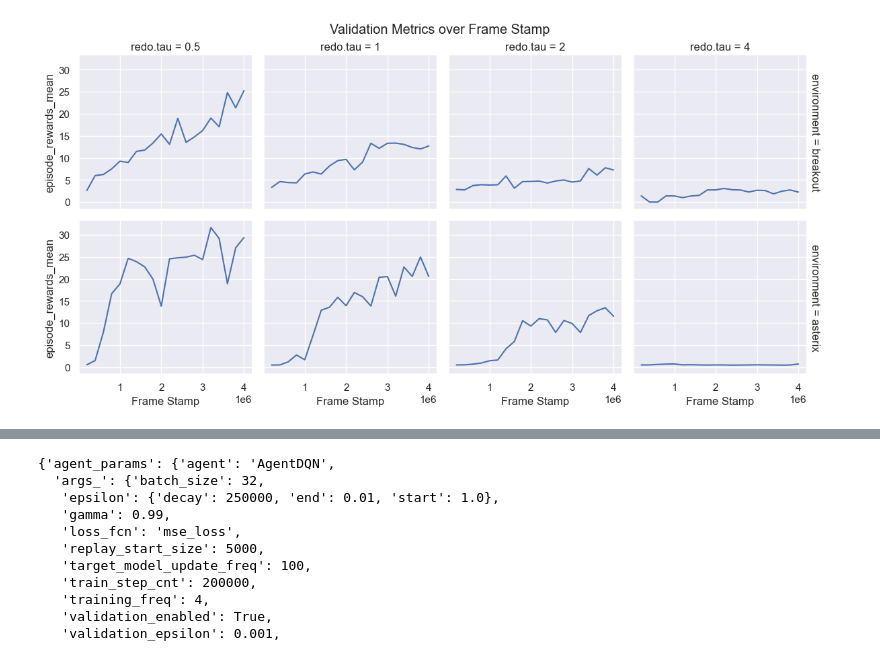
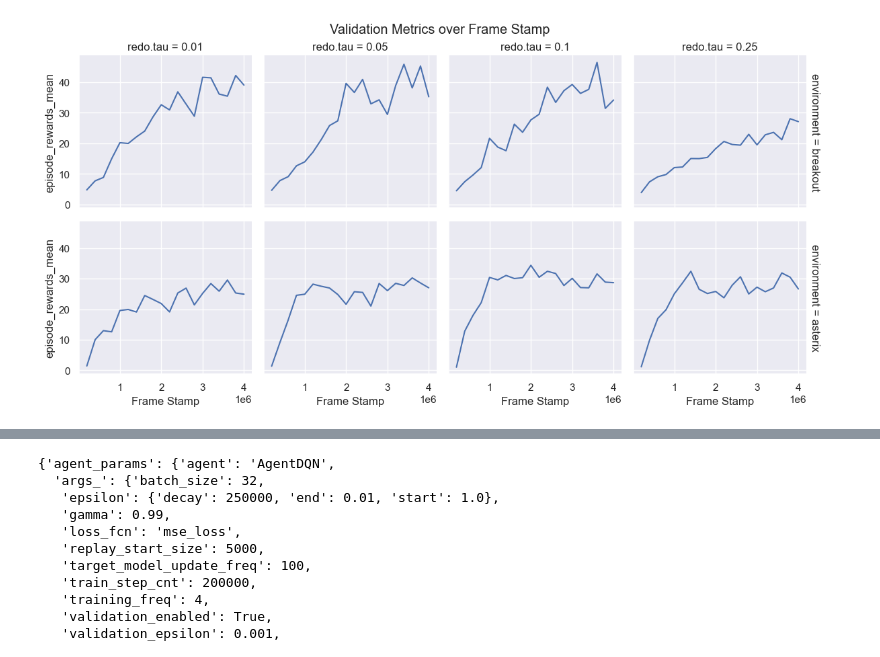
Before and after one commit to mariusdgm/minatar_work, a Jupyter notebook: experiments/training/training_with_redo/2023_11_23_results_investigation.ipynb, the cells around one changed output, grey strips where cells are left out. Drawn from its saved outputs; the diff is of its cells as text; code cells hidden in the pictures.

Commit message:
updated latest experiment

```diff
--- a/experiments/training/training_with_redo/2023_11_23_results_investigation.ipynb
+++ b/experiments/training/training_with_redo/2023_11_23_results_investigation.ipynb
@@ -7,6 +7,10 @@ import collections
 
 import warnings
 
+import matplotlib.pyplot as plt
+import seaborn as sns
+sns.set()
+
 warnings.filterwarnings("ignore")
 # %%
 def process_experiment(root_dir):
@@ -21,7 +25,9 @@ def process_experiment(root_dir):
                     row_data = process_subexperiment(
                         seed_path, os.path.basename(root_dir)
                     )
-                    rows.extend(row_data)  # Extend to add multiple rows
+                    for data in row_data:
+                        data["seed"] = seed_name
+                    rows.extend(row_data)
 
     # Create a DataFrame from the rows
     df = pd.DataFrame(rows)
@@ -32,7 +38,9 @@ def process_subexperiment(seed_folder_path, experiment_name):
     cfg_data = read_config(os.path.join(seed_folder_path, "cfg.yaml"), experiment_name)
     train_stats_file = find_train_stats_file(seed_folder_path)
     if train_stats_file:
-        experiment_results = process_training_stats(train_stats_file, cfg_data)
+        experiment_results = process_training_stats(
+            train_stats_file, cfg_data
+        )
         return experiment_results
     else:
         return []  # Return an empty list if no train stats file is found
@@ -74,14 +82,22 @@ def find_train_stats_file(folder_path):
 def process_training_stats(train_stats_file, cfg_data):
     checkpoint = torch.load(train_stats_file)
 
-    # Assuming the checkpoint contains 'training_stats' and 'validation_stats'
     training_stats = checkpoint.get("training_stats", [])
     validation_stats = checkpoint.get("validation_stats", [])
+    redo_stats = checkpoint.get("redo_scores", [])
 
-    # Process each stats type and return combined results
-    return process_stats(training_stats, cfg_data, "training") + process_stats(
+    stats_records = process_stats(training_stats, cfg_data, "training") + process_stats(
         validation_stats, cfg_data, "validation"
     )
+
+    # Combine stats records with redo scores
+    combined_records = []
+    for record in stats_records:
+        combined_record = record.copy()  # Copy the stats record
+        combined_record.update({"redo_score": redo_stats["policy"]})  # Add the redo score
+        combined_records.append(combined_record)
+
+    return combined_records
 
 
 def process_stats(stats, cfg_data, stats_type):
@@ -105,7 +121,7 @@ def flatten(d, parent_key="", sep="_"):
     return dict(items)
 # %%
 df = process_experiment(
-    r"D:\Work\repos\RL\minatar_work\experiments\training\training_with_redo\results\2023Dec10-003204_configs"
+    r"D:\Work\repos\RL\minatar_work\experiments\training\training_with_redo\results\2023Dec10-222658_configs"
 )
 df.columns
 # %% [output]
@@ -138,27 +227,30 @@ df
 # %%
 import matplotlib.pyplot as plt
 import seaborn as sns
+
 sns.set()
 
 # Assuming 'df' is your DataFrame
 # Filter for rows where epoch_type is 'validation'
-validation_df = df[df['epoch_type'] == 'validation']
+validation_df = df[df["epoch_type"] == "validation"]
 
 # Define your selected_metric and selected_var
-selected_metric = 'episode_rewards_mean'
-selected_var = 'redo.tau'
+selected_metric = "episode_rewards_mean"
+selected_var = "redo.tau"
 
 # Create the FacetGrid
-g = sns.FacetGrid(validation_df, row='environment', col=selected_var, margin_titles=True, height=3)
-g.map(sns.lineplot, 'frame_stamp', selected_metric, ci=None)
+g = sns.FacetGrid(
+    validation_df, row="environment", col=selected_var, margin_titles=True, height=3
+)
+g.map(sns.lineplot, "frame_stamp", selected_metric, ci=None)
 
 # Optional: Adjust the plot's aesthetics
-g.set_axis_labels('Frame Stamp', selected_metric)
+g.set_axis_labels("Frame Stamp", selected_metric)
 g.add_legend()
 plt.subplots_adjust(top=0.9)
-g.fig.suptitle('Validation Metrics over Frame Stamp')
+g.fig.suptitle("Validation Metrics over Frame Stamp")
 
 # Show the plot
 plt.show()
 # %% [output]
-[figure, old version]
+[figure, new version]
```
Also changed, not shown: parts of 11 cells of this notebook, 8 other files.
